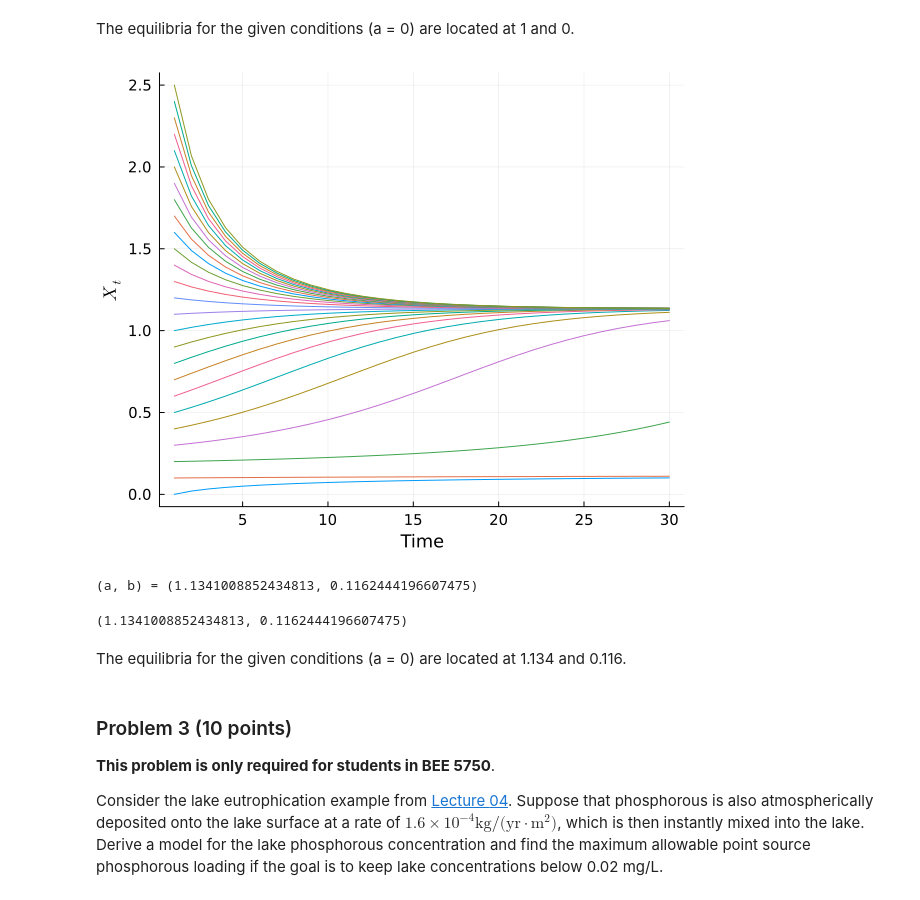
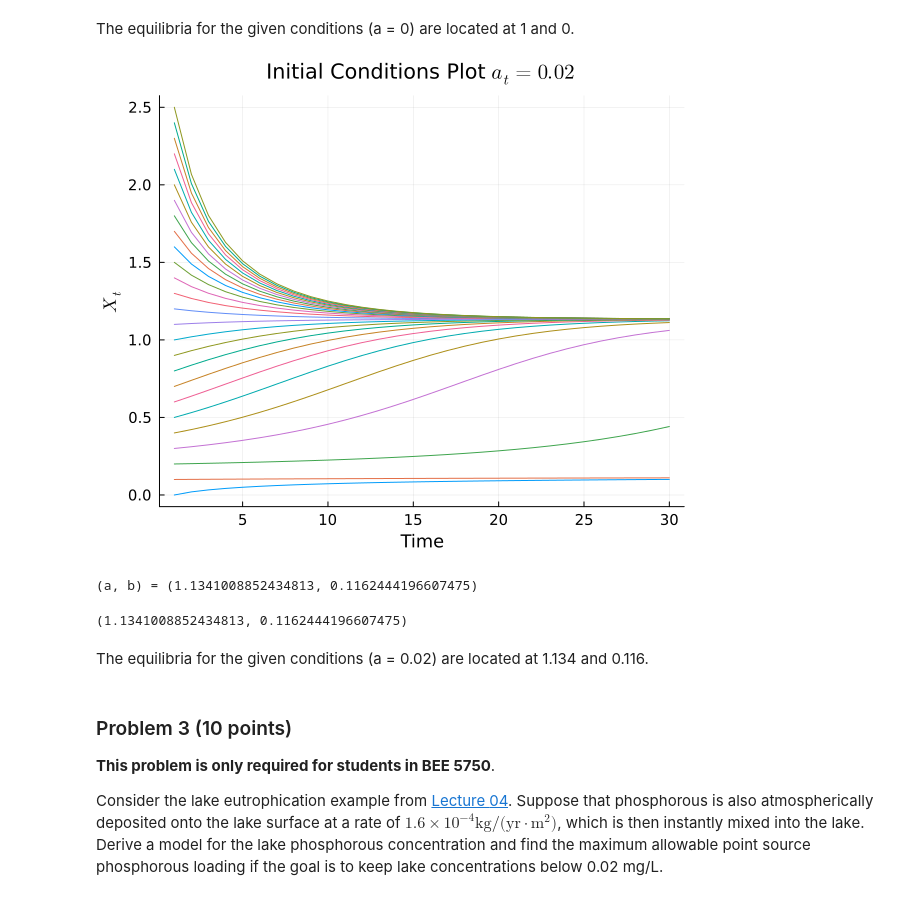
Before and after one commit to Trent-Donaldson/hw2-trent-ali, a Jupyter notebook: hw02.ipynb, the cells around one changed output. Drawn from its saved outputs; the diff is of its cells as text; code cells hidden in the pictures.

```diff
--- a/hw02.ipynb
+++ b/hw02.ipynb
@@ -186,9 +170,9 @@ The equilibria for the given conditions (a = 0) are located at 1 and 0.
 # %%
 # Make an initial conditions plot for the model dynamics for b=0.5, q=1.5, y_t=0, and a_t=0.02 for t: 0-30.
 X = map(x -> simulate_lake_P(x, T, 0.5, 1.5, 0.02*ones(T), zeros(T)), X_vals)
-p_noinflow = plot(X, label=false, ylabel=L"X_t", xlabel="Time", guidefontsize=12, tickfontsize=10, size=(600, 500))
+p_noinflow = plot(X, label=false, ylabel=L"X_t", xlabel="Time", guidefontsize=12, tickfontsize=10, size=(600, 500), title = L"Initial Conditions Plot $a_t=0.02$")
 # %% [output]
-[figure, old version]
+[figure, new version]
 # %%
 
 # Find equilibria for the model dynamics for b=0.5, q=1.5, y_t=0, and a_t=0.02 for t: 0-30.
@@ -199,7 +183,7 @@ b =Roots.find_zero(x -> lake_P_delta(x,0.5,1.5,0.02), 0)
 (a, b) = (1.1341008852434813, 0.1162444196607475)
 (1.1341008852434813, 0.1162444196607475)
 # %% [markdown]
-The equilibria for the given conditions (a = 0) are located at 1.134 and 0.116.
+The equilibria for the given conditions (a = 0.02) are located at 1.134 and 0.116.
 # %% [markdown]
 ### Problem 3 (10 points)
 
```
Also changed, not shown: parts of 2 cells of this notebook.
